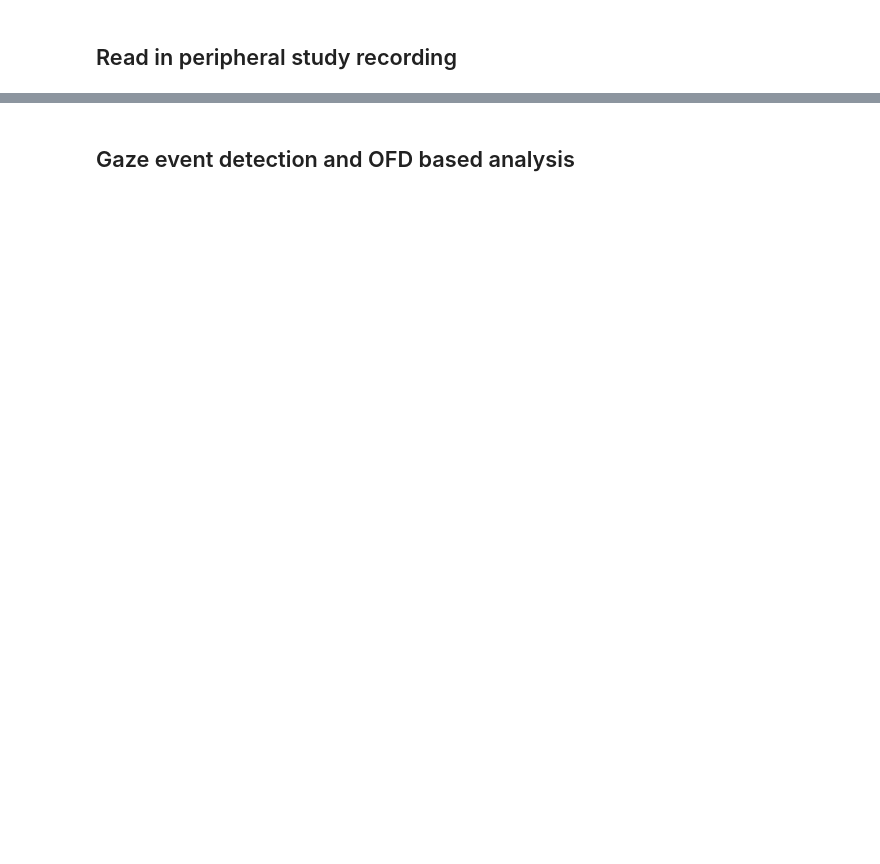
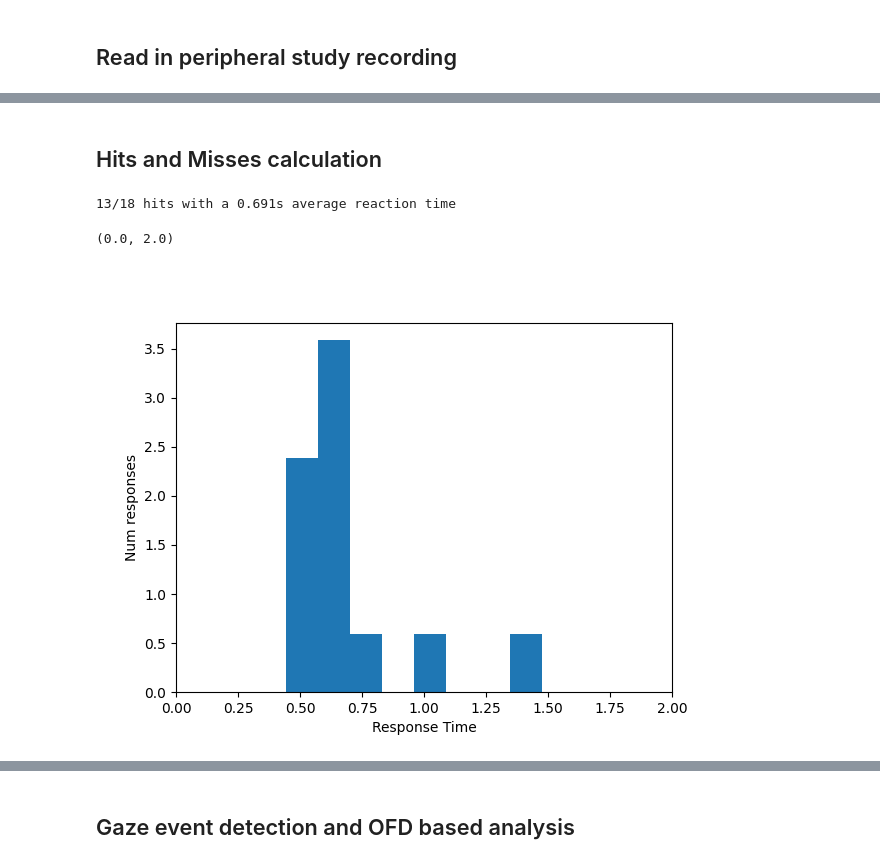
Before and after one commit to HARPLab/dreyevr_recording_analyzer, a Jupyter notebook: periph_recording_analyser.ipynb, the cells around one changed output, grey strips where cells are left out. Drawn from its saved outputs; the diff is of its cells as text; code cells hidden in the pictures; blank space fills up the shorter version.

```diff
--- a/periph_recording_analyser.ipynb
+++ b/periph_recording_analyser.ipynb
@@ -25,0 +76,8 @@ df1 = read_periph_recording(path_to_recording)
+# %%
+# find the indices where lights came on and went off
+lighton_rows = df1["LightOn"].diff().fillna(0)==1
+lightoff_rows = df1["LightOn"].diff().fillna(0)==-1
+df1[lighton_rows].head()
+lighton_idcs = df1[lighton_rows].index
+# df1[lightoff_idcs].head()
+num_targets_spawned = sum(lighton_rows)
@@ -25,0 +130,37 @@ df1 = read_periph_recording(path_to_recording)
+# %% [markdown]
+## Hits and Misses calculation
+# %%
+# for every light appearance
+# find the nearest button press, before the next target appearance
+max_reaction_time_allowed = 5 #seconds
+time_offsets = []
+hits_and_misses = []
+for idx_num, lighton_idx in tqdm(enumerate(lighton_idcs)):
+    # while not found_buttonpress or lighton_idcs[idx_num+1]:
+    offset = 0
+    target_tuple = (df1.loc[lighton_idx], False)
+    while lighton_idx+offset < max(df1.index):
+        time_offset = df1.loc[lighton_idx+offset, "TimeElapsed"] - df1.loc[lighton_idx, "TimeElapsed"]
+        if (df1.loc[lighton_idx+offset, "ButtonPressed"] == 1):
+            # print("{0:1.2f}s".format(time_offset))
+            time_offsets += [time_offset]
+            target_tuple = (df1.loc[lighton_idx], df1.loc[lighton_idx+offset])
+            break
+        else:
+            if time_offset > max_reaction_time_allowed:
+                break
+            offset += 1
+    hits_and_misses += [target_tuple]
+print("{}/{} hits with a {}s average reaction time".format(len(time_offsets), len(lighton_idcs), sum(time_offsets)/len(time_offsets)))
+# %% [output]
+13/18 hits with a 0.691s average reaction time
+# %%
+fig, ax = plt.subplots()
+n, bins, patches = ax.hist(time_offsets, bins=8, density=True)
+ax.set_xlabel('Response Time')
+ax.set_ylabel('Num responses')
+ax.set_xlim(0, 2)
+# ax.set_title(r'sigma=15$')
+# %% [output]
+(0.0, 2.0)
+[figure, added]
```
Also changed, not shown: parts of 21 cells of this notebook, 7 other files.
